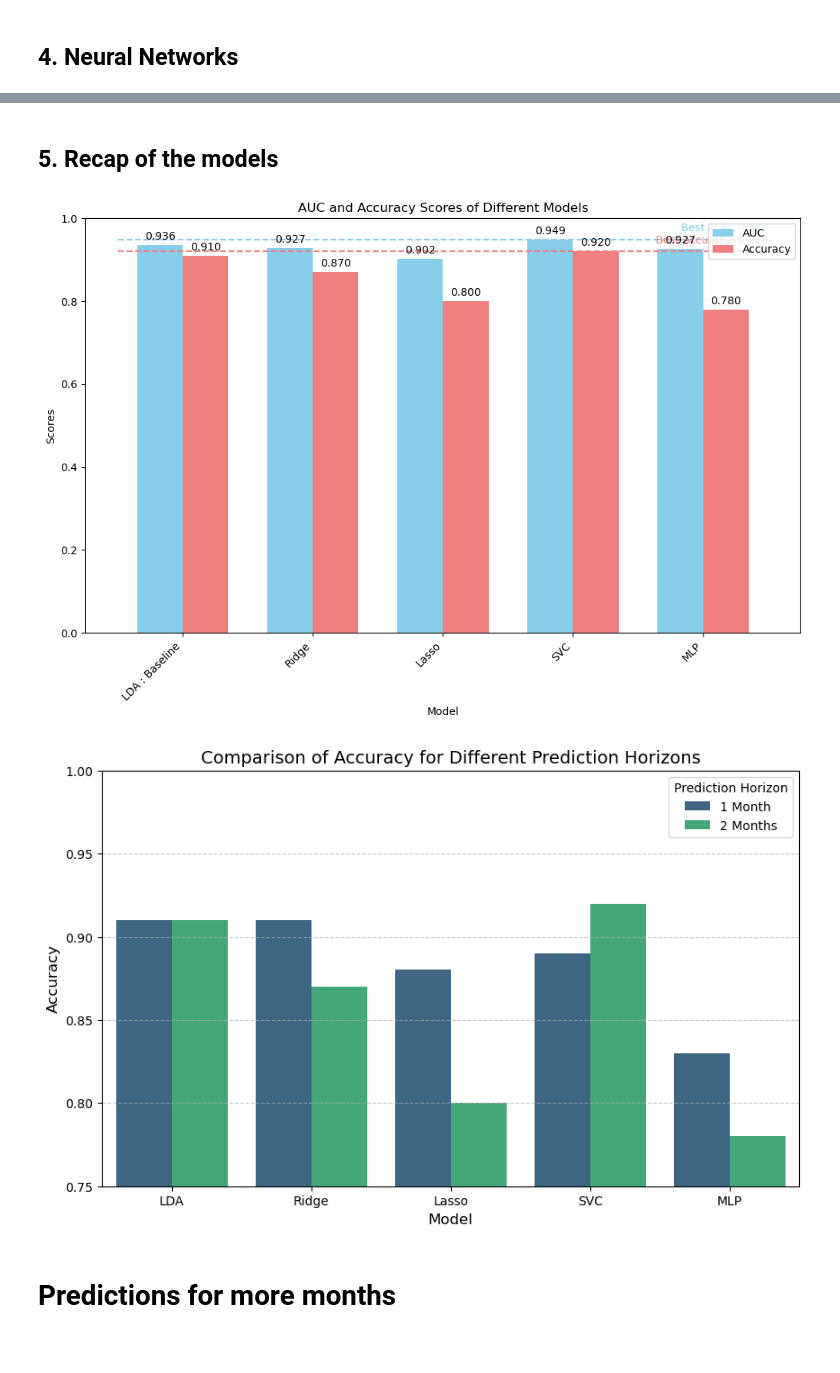
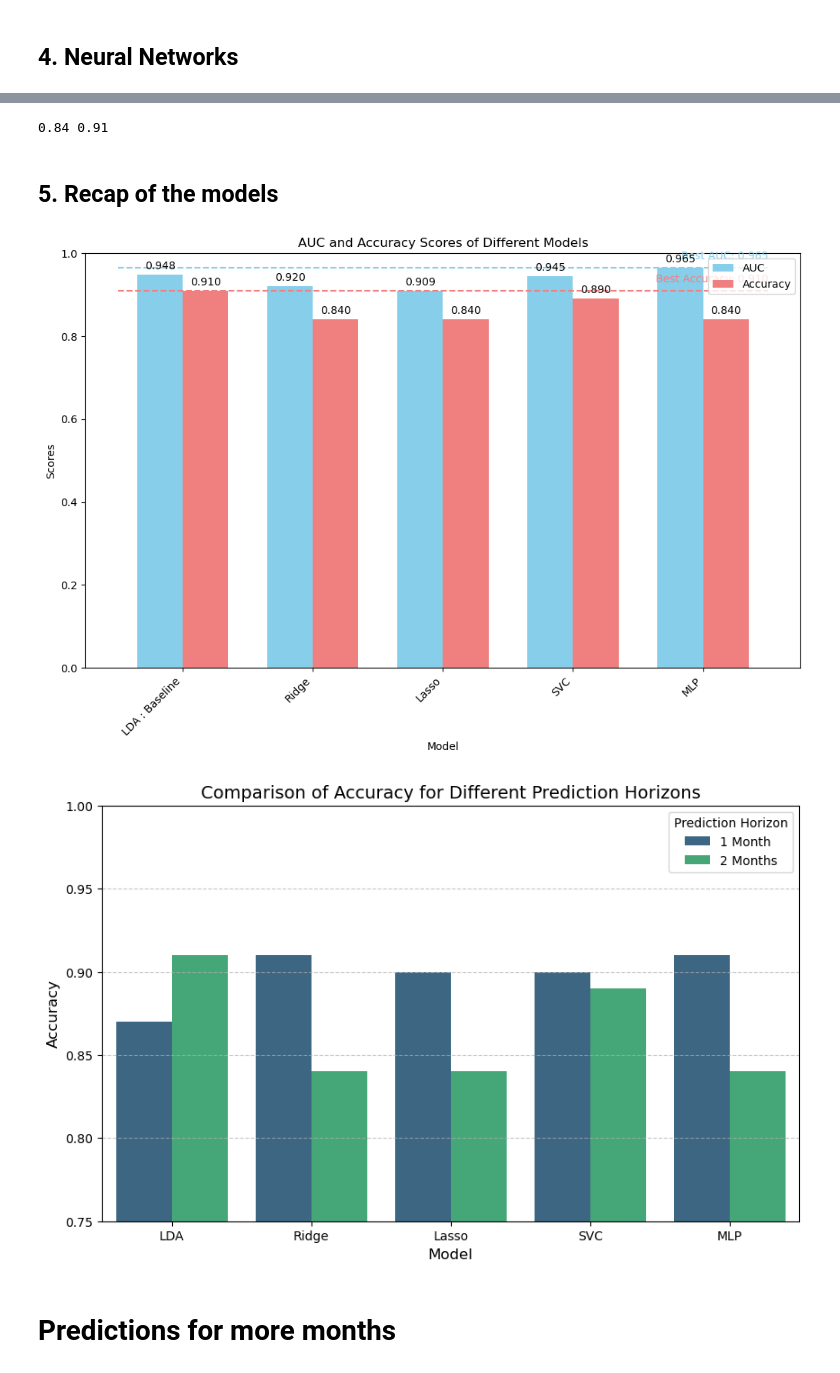
Before and after one commit to odd2022/El-Nino, a Jupyter notebook: 1_month_prediction.ipynb, the cells around one changed output, grey strips where cells are left out. Drawn from its saved outputs; the diff is of its cells as text; code cells hidden in the pictures.

```diff
--- a/1_month_prediction.ipynb
+++ b/1_month_prediction.ipynb
@@ -1227,14 +827,5 @@ print(test_accuracy_SVC_2, test_accuracy_SVC)
 # %% [markdown]
 ## 4. Neural Networks
-# %%
-# Define PCA for 50 features
-PCA_sst = PCA(n_components = 50)
-PCA_sst.fit(X2)
-
-Xp_sst = PCA_sst.transform(X2)
-X_train, X_test, y_train, y_test = useful_functions.split_scale_data(
-    Xp_sst, y2, RANDOM_SPLIT = False, train_size = 373, verbose = False
-    )
 # %%
 param_grid = {
     'hidden_layer_sizes': [
@@ -1252,7 +843,7 @@ mlp = MLPClassifier(random_state = 42, early_stopping = True, validation_fractio
 
 cv = StratifiedKFold(n_splits = 5, shuffle=True, random_state = 42)
 grid_search = GridSearchCV(estimator=mlp, param_grid = param_grid, scoring = 'accuracy', cv = cv)
-grid_search.fit(X_train, y_train)
+grid_search.fit(Xp_train, y_train)
 
 print("Best parameters found:", grid_search.best_params_)
 print(f"Best cross-validated accuracy: {grid_search.best_score_:.3f}")
@@ -1366,0 +853,4 @@ print(test_accuracy_MLP_2, test_accuracy_MLP)
+# %%
+best_p_value, best_test_score_pca = useful_functions.validation_PCA(X_train_cv, y_train_cv,
+                                    X_validation, y_validation, grid_search.best_estimator_,
+                                    dim_max=50, verbose = True)
@@ -1366,0 +862,14 @@ print(test_accuracy_MLP_2, test_accuracy_MLP)
+# %%
+# PCA with p principal components
+pca = PCA(n_components = best_p_value)
+pca.fit(X_train)
+
+# Project data
+X_train_projected = pca.transform(X_train)
+X_test_projected = pca.transform(X_test)
+
+# Test the model
+accuracy_score_test_MLP_2, roc_auc_score_test_MLP_2 = useful_functions.test_model(grid_search.best_estimator_,
+                                                                            X_train_projected,
+                                                                            X_test_projected,
+                                                                            y_train, y_test)
@@ -1367,42 +884,46 @@ print(test_accuracy_MLP_2, test_accuracy_MLP)
+# %%
+print(accuracy_score_test_MLP_2, accuracy_score_test_MLP)
+# %% [output]
+0.84 0.91
 # %% [markdown]
 ## 5. Recap of the models
 # %%
 model_names = ["LDA : Baseline", "Ridge", "Lasso", "SVC", "MLP"]
-models_accuracies = [test_accuracy_LDA_2, test_accuracy_RIDGE_2, test_accuracy_LASSO_2, test_accuracy_SVC_2, test_accuracy_MLP_2]
+models_accuracies = [accuracy_score_test_LDA_2, accuracy_score_test_RIDGE_2, accuracy_score_test_LASSO_2, accuracy_score_test_SVC_2, accuracy_score_test_MLP_2]
 models_auc = [roc_auc_score_test_LDA_2, roc_auc_score_test_RIDGE_2, roc_auc_score_test_LASSO_2, roc_auc_score_test_SVC_2, roc_auc_score_test_MLP_2]
 plot_score(model_names, models_auc, models_accuracies)
 # %% [output]
-[figure, old version]
+[figure, new version]
 # %%
 data = {
     'Model': ['LDA', 'Ridge', 'Lasso', 'SVC', 'MLP'],
-    'Accuracy_1_month': [test_accuracy_LDA, test_accuracy_RIDGE, test_accuracy_LASSO, test_accuracy_SVC, test_accuracy_MLP],
-    'Accuracy_2_months': [test_accuracy_LDA_2, test_accuracy_RIDGE_2, test_accuracy_LASSO_2, test_accuracy_SVC_2, test_accuracy_MLP_2]
+    'Accuracy_1_month': [accuracy_score_test_LDA, accuracy_score_test_RIDGE, accuracy_score_test_LASSO, accuracy_score_test_SVC, accuracy_score_test_MLP],
+    'Accuracy_2_months': [accuracy_score_test_LDA_2, accuracy_score_test_RIDGE_2, accuracy_score_test_LASSO_2, accuracy_score_test_SVC_2, accuracy_score_test_MLP_2]
 }
 
 # Créer un DataFrame
 accuracy_df = pd.DataFrame(data)
 
 # Reshape the data
 accuracy_melted = pd.melt(accuracy_df, id_vars=['Model'],
                           value_vars=['Accuracy_1_month', 'Accuracy_2_months'],
                           var_name='Prediction_Horizon', value_name='Accuracy')
 accuracy_melted['Prediction_Horizon'] = accuracy_melted['Prediction_Horizon'].replace({
     'Accuracy_1_month': '1 Month',
     'Accuracy_2_months': '2 Months'
 })
 
 # Visualization
 plt.figure(figsize=(10, 6))
 sns.barplot(data=accuracy_melted, x='Model', y='Accuracy', hue='Prediction_Horizon', palette='viridis')
 plt.title('Comparison of Accuracy for Different Prediction Horizons', fontsize=14)
 plt.ylabel('Accuracy', fontsize=12)
 plt.xlabel('Model', fontsize=12)
 plt.ylim(0.75, 1.0)
 plt.legend(title='Prediction Horizon', fontsize=10)
 plt.grid(axis='y', linestyle='--', alpha=0.7)
 # %% [output]
-[figure, old version]
+[figure, new version]
 # %% [markdown]
 # Predictions for more months
 # %%
```
Also changed, not shown: parts of 79 cells of this notebook.
